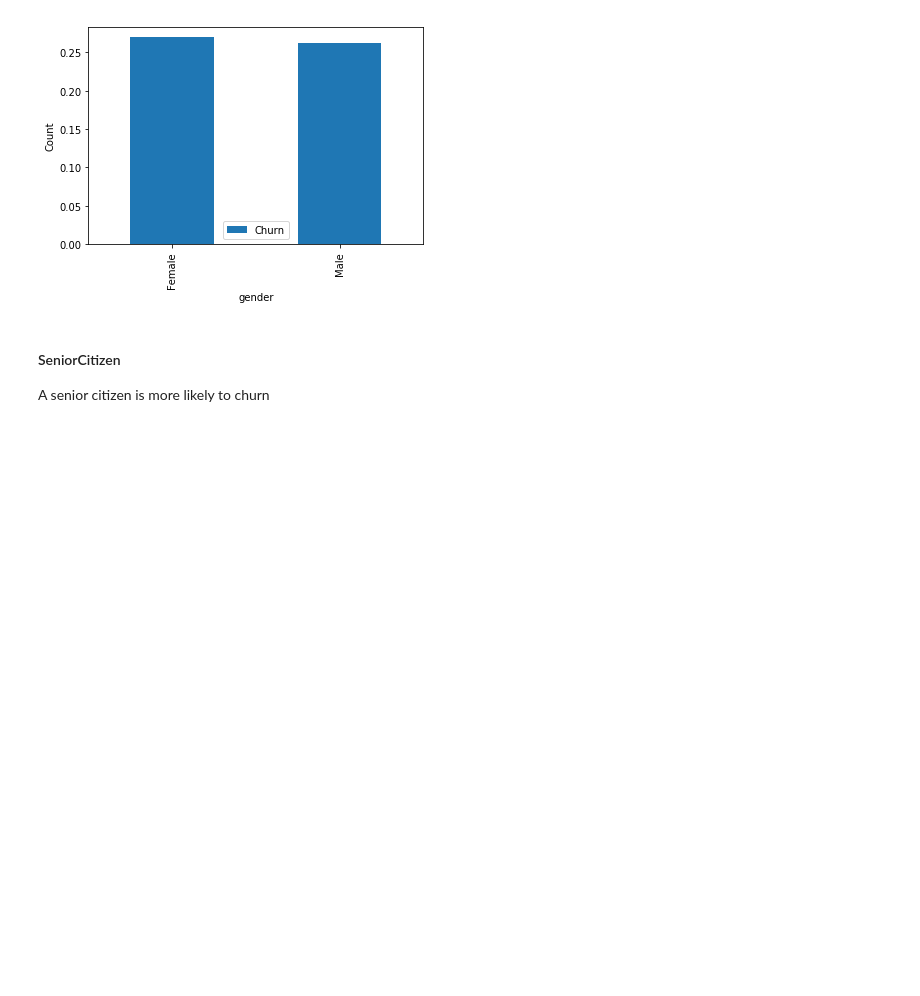
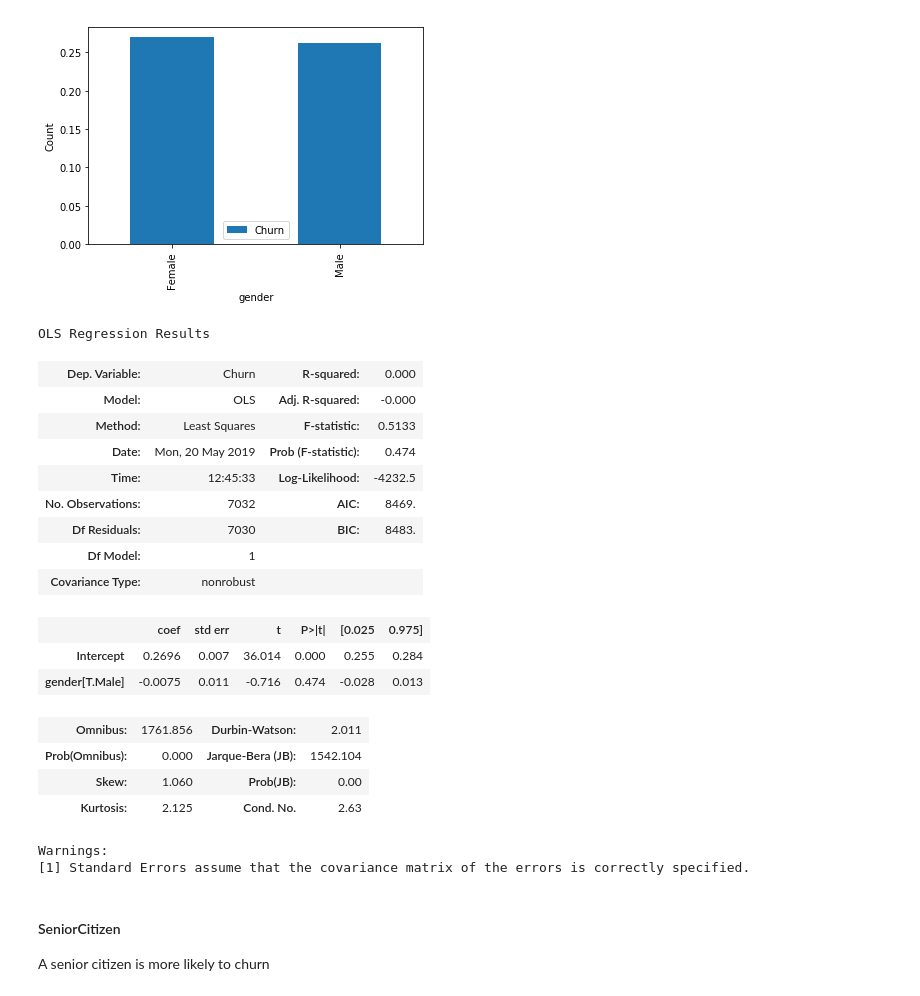
Before and after one commit to parasdoshicom/SpringboardDSIntensive, a Jupyter notebook: Customer Churn Prediction.ipynb, the cells around one changed output. Drawn from its saved outputs; the diff is of its cells as text; code cells hidden in the pictures; blank space fills up the shorter version.

```diff
--- a/Customer Churn Prediction.ipynb
+++ b/Customer Churn Prediction.ipynb
@@ -630,6 +631,30 @@ churndata.groupby(['gender' ])[['Churn']].mean()
 | Female | 0.269595 |
 | Male | 0.262046 |
 [figure]
+# %%
+#is this statistically significant?
+m = ols('Churn ~ gender',churndata).fit()
+m.summary()
+# %% [output]
+OLS Regression Results
+| Dep. Variable: | Churn | R-squared: | 0.000 |
+| Model: | OLS | Adj. R-squared: | -0.000 |
+| Method: | Least Squares | F-statistic: | 0.5133 |
+| Date: | Mon, 20 May 2019 | Prob (F-statistic): | 0.474 |
+| Time: | 12:45:33 | Log-Likelihood: | -4232.5 |
+| No. Observations: | 7032 | AIC: | 8469. |
+| Df Residuals: | 7030 | BIC: | 8483. |
+| Df Model: | 1 |  |  |
+| Covariance Type: | nonrobust |  |  |
+|  | coef | std err | t | P>|t| | [0.025 | 0.975] |
+| Intercept | 0.2696 | 0.007 | 36.014 | 0.000 | 0.255 | 0.284 |
+| gender[T.Male] | -0.0075 | 0.011 | -0.716 | 0.474 | -0.028 | 0.013 |
+| Omnibus: | 1761.856 | Durbin-Watson: | 2.011 |
+| Prob(Omnibus): | 0.000 | Jarque-Bera (JB): | 1542.104 |
+| Skew: | 1.060 | Prob(JB): | 0.00 |
+| Kurtosis: | 2.125 | Cond. No. | 2.63 |
+Warnings:
+[1] Standard Errors assume that the covariance matrix of the errors is correctly specified.
 # %% [markdown]
 #### SeniorCitizen
 
```
Also changed, not shown: parts of 18 cells of this notebook.
